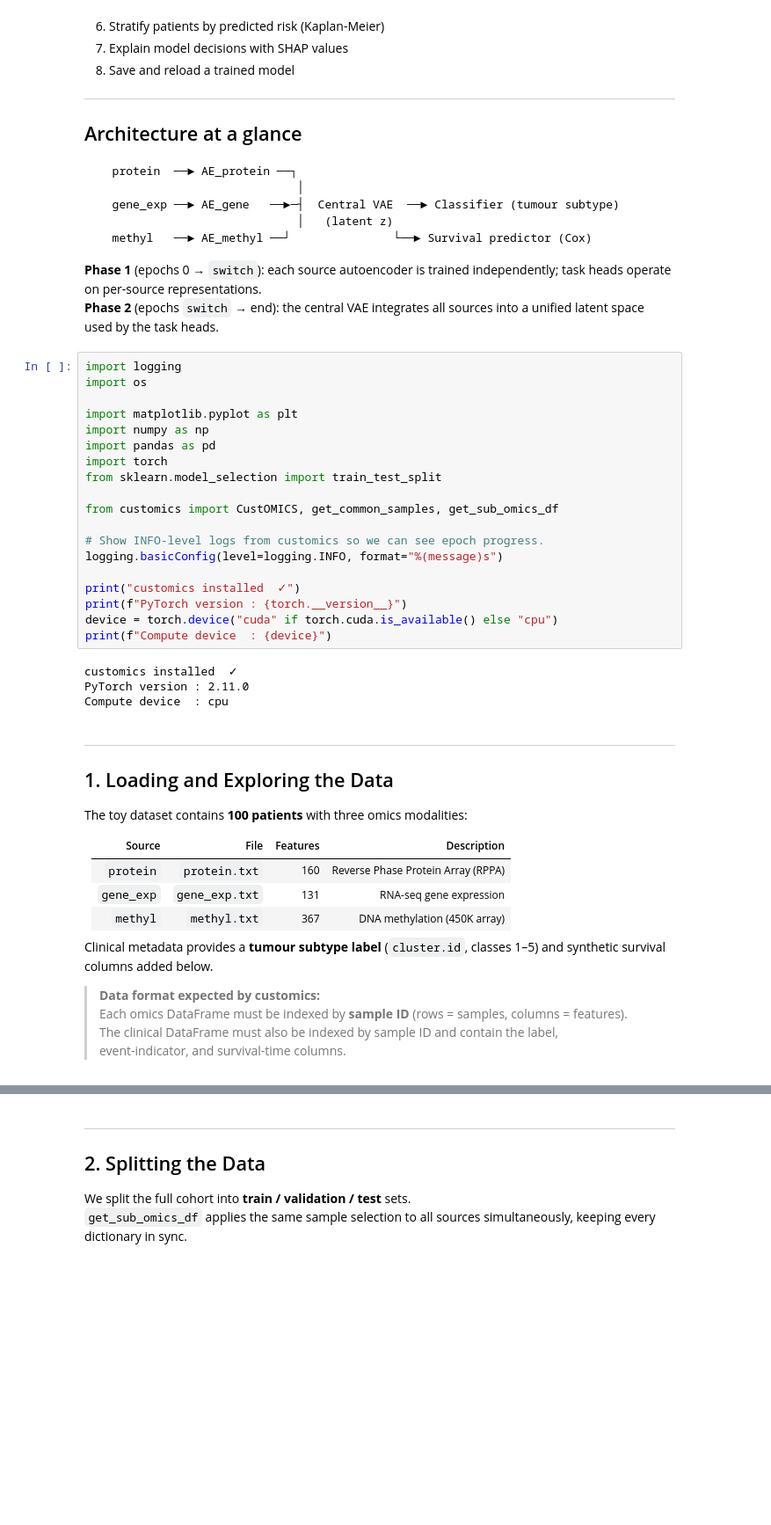
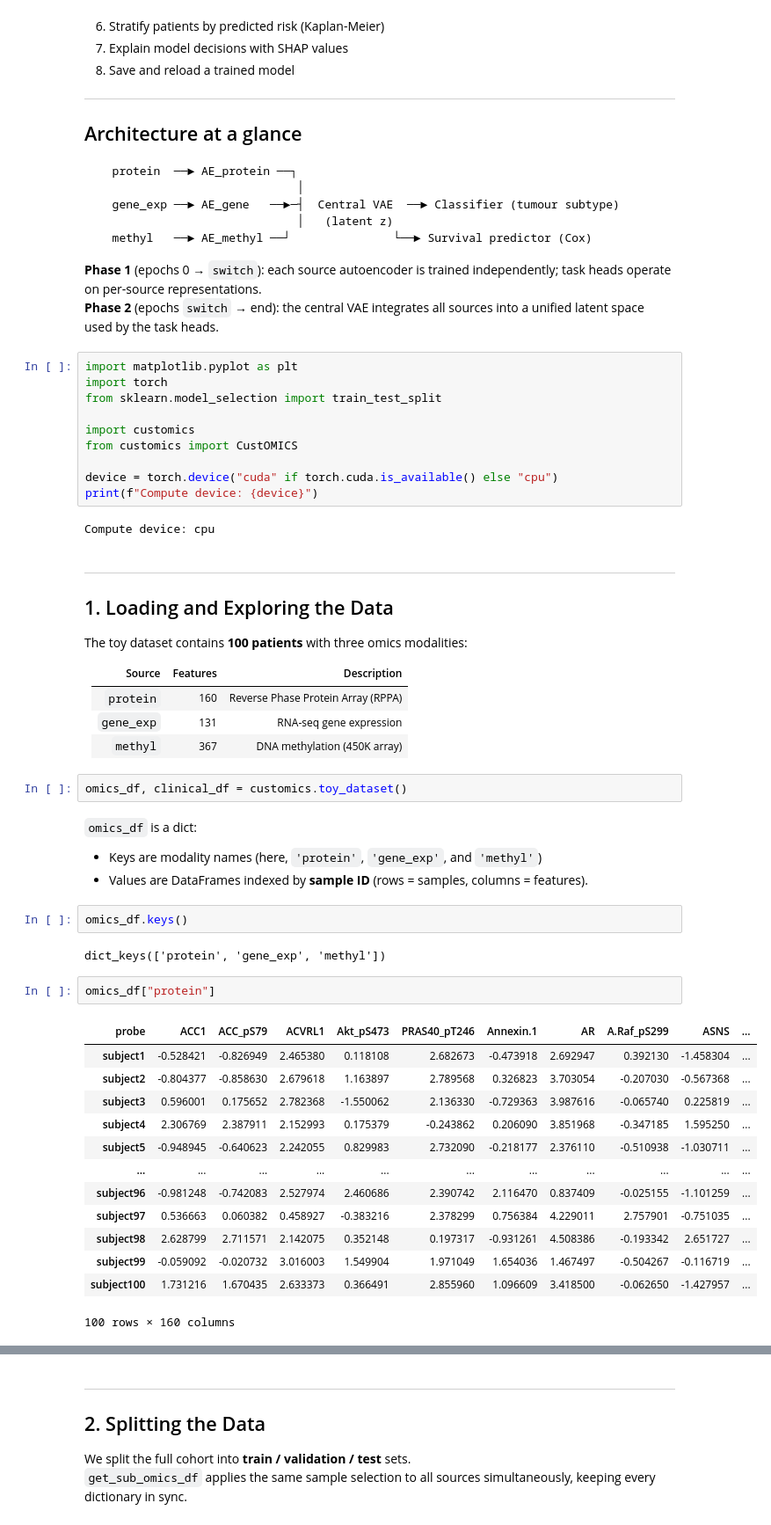
Before and after one commit to prism-oncology/customics, a Jupyter notebook: docs/tutorials/usage.ipynb, the cells around one changed output, grey strips where cells are left out. Shown at 88% size. Cells and saved outputs as stored; diff of their text form; blank space fills up the shorter version.

```diff
--- a/docs/tutorials/usage.ipynb
+++ b/docs/tutorials/usage.ipynb
@@ -29,28 +29,17 @@ independently; task heads operate on per-source representations.
 **Phase 2** (epochs `switch` → end): the central VAE integrates all sources
 into a unified latent space used by the task heads.
 # %%
-import logging
-import os
-
 import matplotlib.pyplot as plt
-import numpy as np
-import pandas as pd
 import torch
 from sklearn.model_selection import train_test_split
 
-from customics import CustOMICS, get_common_samples, get_sub_omics_df
+import customics
+from customics import CustOMICS
 
-# Show INFO-level logs from customics so we can see epoch progress.
-logging.basicConfig(level=logging.INFO, format="%(message)s")
-
-print("customics installed  ✓")
-print(f"PyTorch version : {torch.__version__}")
 device = torch.device("cuda" if torch.cuda.is_available() else "cpu")
-print(f"Compute device  : {device}")
+print(f"Compute device: {device}")
 # %% [output]
-customics installed  ✓
-PyTorch version : 2.11.0
-Compute device  : cpu
+Compute device: cpu
 # %% [markdown]
 ---
 
@@ -58,16 +47,35 @@ Compute device  : cpu
 
 The toy dataset contains **100 patients** with three omics modalities:
 
-| Source     | File           | Features | Description                        |
-| ---------- | -------------- | -------- | ---------------------------------- |
-| `protein`  | `protein.txt`  | 160      | Reverse Phase Protein Array (RPPA) |
-| `gene_exp` | `gene_exp.txt` | 131      | RNA-seq gene expression            |
-| `methyl`   | `methyl.txt`   | 367      | DNA methylation (450K array)       |
-
-Clinical metadata provides a **tumour subtype label** (`cluster.id`, classes 1–5)
-and synthetic survival columns added below.
-
-> **Data format expected by customics:**
-> Each omics DataFrame must be indexed by **sample ID** (rows = samples, columns = features).
-> The clinical DataFrame must also be indexed by sample ID and contain the label,
-> event-indicator, and survival-time columns.
+| Source     | Features | Description                        |
+| ---------- | -------- | ---------------------------------- |
+| `protein`  | 160      | Reverse Phase Protein Array (RPPA) |
+| `gene_exp` | 131      | RNA-seq gene expression            |
+| `methyl`   | 367      | DNA methylation (450K array)       |
+# %%
+omics_df, clinical_df = customics.toy_dataset()
+# %% [markdown]
+`omics_df` is a dict:
+
+- Keys are modality names (here, `'protein'`, `'gene_exp'`, and `'methyl'`)
+- Values are DataFrames indexed by **sample ID** (rows = samples, columns = features).
+# %%
+omics_df.keys()
+# %% [output]
+dict_keys(['protein', 'gene_exp', 'methyl'])
+# %%
+omics_df["protein"]
+# %% [output]
+| probe | ACC1 | ACC_pS79 | ACVRL1 | Akt_pS473 | PRAS40_pT246 | Annexin.1 | AR | A.Raf_pS299 | ASNS | ... |
+| subject1 | -0.528421 | -0.826949 | 2.465380 | 0.118108 | 2.682673 | -0.473918 | 2.692947 | 0.392130 | -1.458304 | ... |
+| subject2 | -0.804377 | -0.858630 | 2.679618 | 1.163897 | 2.789568 | 0.326823 | 3.703054 | -0.207030 | -0.567368 | ... |
+| subject3 | 0.596001 | 0.175652 | 2.782368 | -1.550062 | 2.136330 | -0.729363 | 3.987616 | -0.065740 | 0.225819 | ... |
+| subject4 | 2.306769 | 2.387911 | 2.152993 | 0.175379 | -0.243862 | 0.206090 | 3.851968 | -0.347185 | 1.595250 | ... |
+| subject5 | -0.948945 | -0.640623 | 2.242055 | 0.829983 | 2.732090 | -0.218177 | 2.376110 | -0.510938 | -1.030711 | ... |
+| ... | ... | ... | ... | ... | ... | ... | ... | ... | ... | ... |
+| subject96 | -0.981248 | -0.742083 | 2.527974 | 2.460686 | 2.390742 | 2.116470 | 0.837409 | -0.025155 | -1.101259 | ... |
+| subject97 | 0.536663 | 0.060382 | 0.458927 | -0.383216 | 2.378299 | 0.756384 | 4.229011 | 2.757901 | -0.751035 | ... |
+| subject98 | 2.628799 | 2.711571 | 2.142075 | 0.352148 | 0.197317 | -0.931261 | 4.508386 | -0.193342 | 2.651727 | ... |
+| subject99 | -0.059092 | -0.020732 | 3.016003 | 1.549904 | 1.971049 | 1.654036 | 1.467497 | -0.504267 | -0.116719 | ... |
+| subject100 | 1.731216 | 1.670435 | 2.633373 | 0.366491 | 2.855960 | 1.096609 | 3.418500 | -0.062650 | -1.427957 | ... |
+100 rows × 160 columns
```
Also changed, not shown: parts of 16 cells of this notebook, 11 other files.
